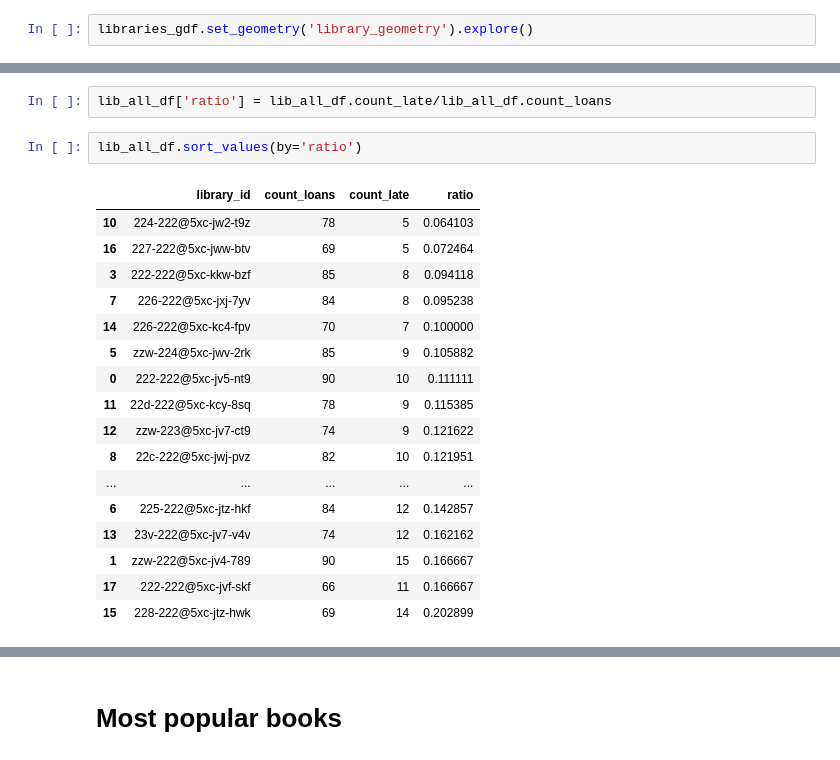
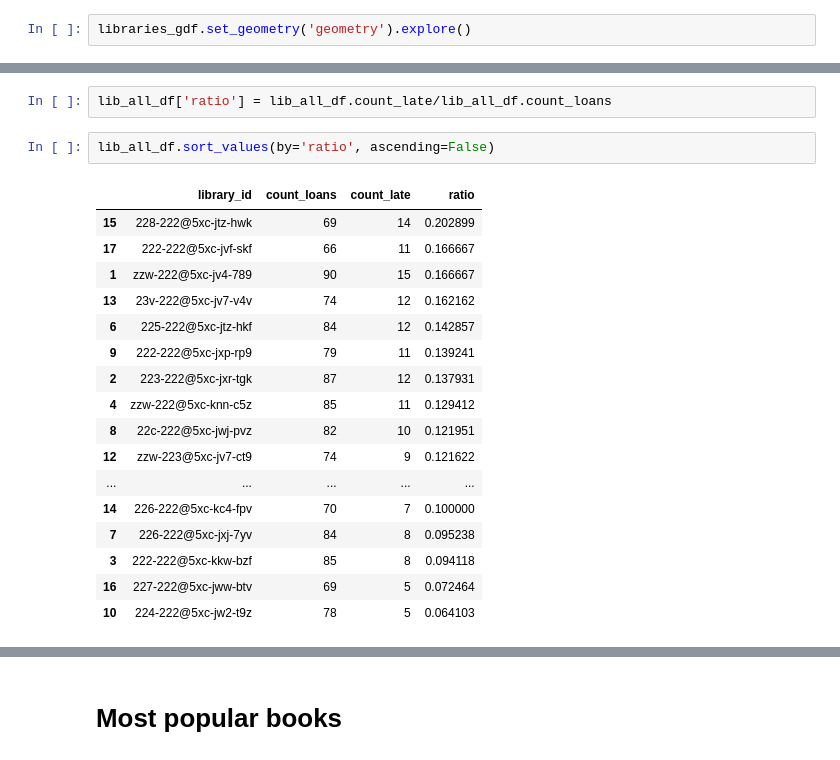
Before and after one commit to homoludens/library_example, a Jupyter notebook: library_eda.ipynb, the cells around one changed output, grey strips where cells are left out. Drawn from its saved outputs; the diff is of its cells as text.

```diff
--- a/library_eda.ipynb
+++ b/library_eda.ipynb
@@ -639,5 +624,5 @@ libraries_gdf
 # %%
-libraries_gdf.set_geometry('library_geometry').explore()
+libraries_gdf.set_geometry('geometry').explore()
 # %% [output]
 [interactive output not drawn]
 # %% [markdown]
@@ -956,23 +917,23 @@ lib_all_df = lib_all_df.merge(lib_late_df, on='library_id')
 # %%
 lib_all_df['ratio'] = lib_all_df.count_late/lib_all_df.count_loans
 # %%
-lib_all_df.sort_values(by='ratio')
+lib_all_df.sort_values(by='ratio', ascending=False)
 # %% [output]
 |  | library_id | count_loans | count_late | ratio |
+| 15 | 228-222@5xc-jtz-hwk | 69 | 14 | 0.202899 |
+| 17 | 222-222@5xc-jvf-skf | 66 | 11 | 0.166667 |
+| 1 | zzw-222@5xc-jv4-789 | 90 | 15 | 0.166667 |
+| 13 | 23v-222@5xc-jv7-v4v | 74 | 12 | 0.162162 |
+| 6 | 225-222@5xc-jtz-hkf | 84 | 12 | 0.142857 |
+| 9 | 222-222@5xc-jxp-rp9 | 79 | 11 | 0.139241 |
+| 2 | 223-222@5xc-jxr-tgk | 87 | 12 | 0.137931 |
+| 4 | zzw-222@5xc-knn-c5z | 85 | 11 | 0.129412 |
+| 8 | 22c-222@5xc-jwj-pvz | 82 | 10 | 0.121951 |
+| 12 | zzw-223@5xc-jv7-ct9 | 74 | 9 | 0.121622 |
+| ... | ... | ... | ... | ... |
+| 14 | 226-222@5xc-kc4-fpv | 70 | 7 | 0.100000 |
+| 7 | 226-222@5xc-jxj-7yv | 84 | 8 | 0.095238 |
+| 3 | 222-222@5xc-kkw-bzf | 85 | 8 | 0.094118 |
+| 16 | 227-222@5xc-jww-btv | 69 | 5 | 0.072464 |
 | 10 | 224-222@5xc-jw2-t9z | 78 | 5 | 0.064103 |
-| 16 | 227-222@5xc-jww-btv | 69 | 5 | 0.072464 |
-| 3 | 222-222@5xc-kkw-bzf | 85 | 8 | 0.094118 |
-| 7 | 226-222@5xc-jxj-7yv | 84 | 8 | 0.095238 |
-| 14 | 226-222@5xc-kc4-fpv | 70 | 7 | 0.100000 |
-| 5 | zzw-224@5xc-jwv-2rk | 85 | 9 | 0.105882 |
-| 0 | 222-222@5xc-jv5-nt9 | 90 | 10 | 0.111111 |
-| 11 | 22d-222@5xc-kcy-8sq | 78 | 9 | 0.115385 |
-| 12 | zzw-223@5xc-jv7-ct9 | 74 | 9 | 0.121622 |
-| 8 | 22c-222@5xc-jwj-pvz | 82 | 10 | 0.121951 |
-| ... | ... | ... | ... | ... |
-| 6 | 225-222@5xc-jtz-hkf | 84 | 12 | 0.142857 |
-| 13 | 23v-222@5xc-jv7-v4v | 74 | 12 | 0.162162 |
-| 1 | zzw-222@5xc-jv4-789 | 90 | 15 | 0.166667 |
-| 17 | 222-222@5xc-jvf-skf | 66 | 11 | 0.166667 |
-| 15 | 228-222@5xc-jtz-hwk | 69 | 14 | 0.202899 |
 # %%
```
Also changed, not shown: parts of 144 cells of this notebook.
